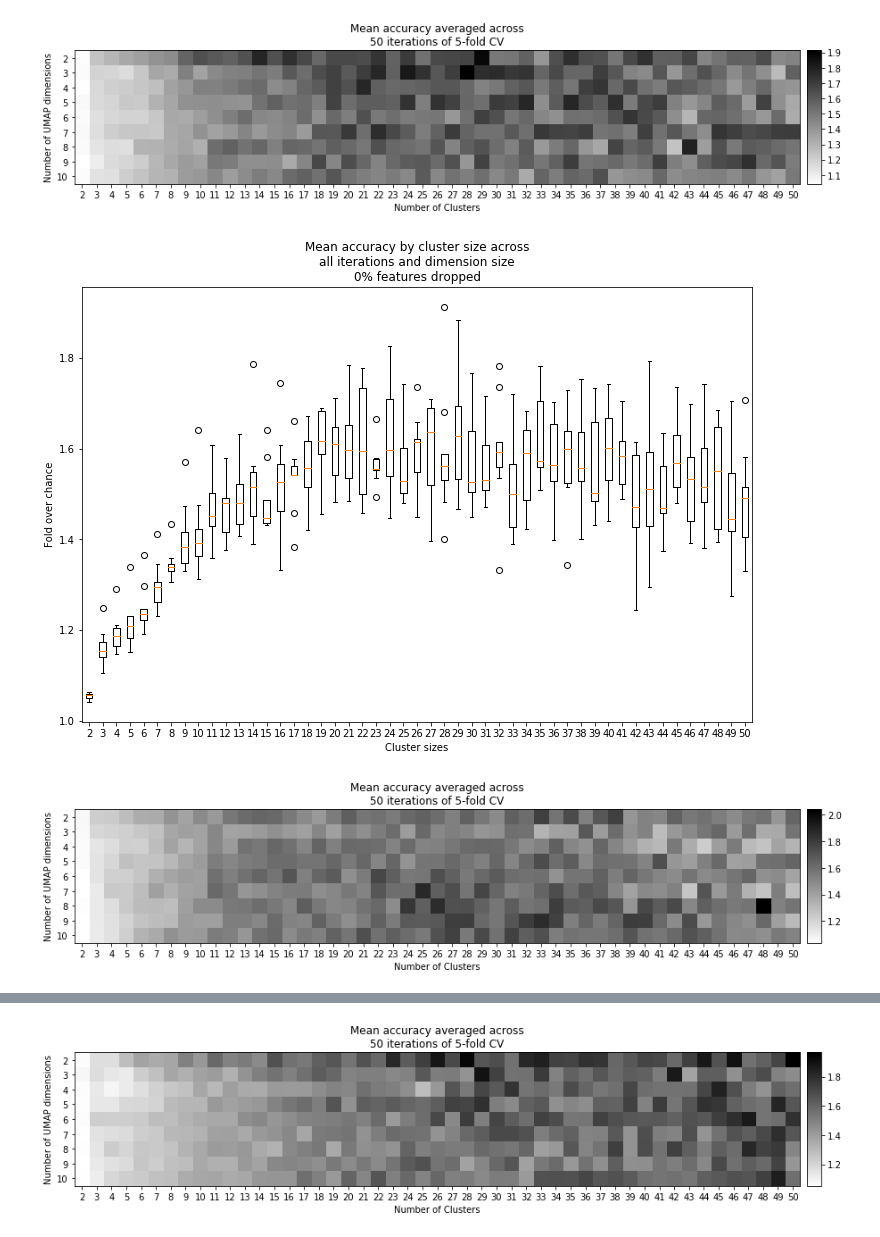
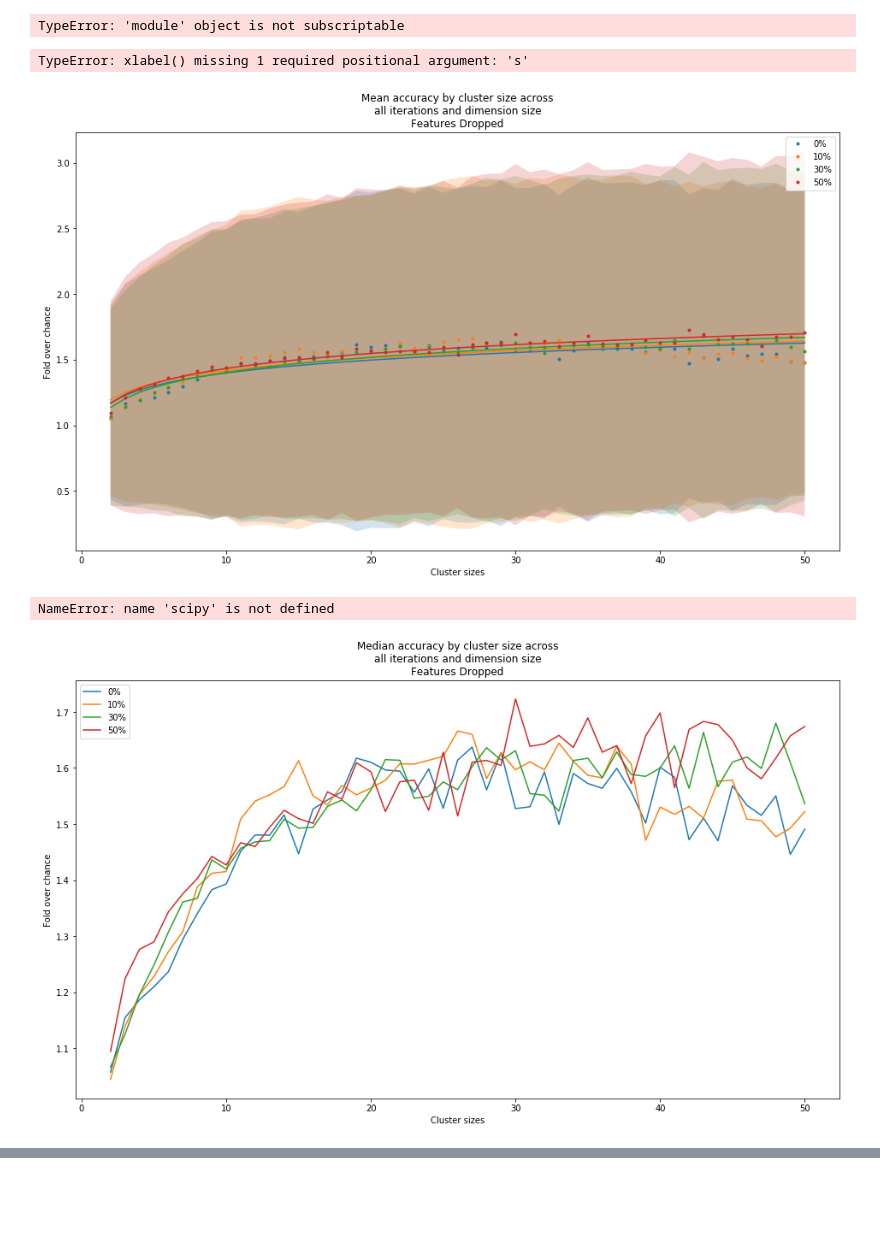
Before and after one commit to BouchardLab/ML_4_prec_prognosis, a Jupyter notebook: notebooks/drop_features.ipynb, the cells around one changed output, grey strips where cells are left out. Saved outputs shown, nothing was run; the diff lists cells and outputs as text; code cells hidden in the pictures; blank space fills up the shorter version.

```diff
--- a/notebooks/drop_features.ipynb
+++ b/notebooks/drop_features.ipynb
@@ -85,19 +93,57 @@ ret = plt.boxplot(results.adjust(), labels=results.cluster_sizes)
+# %%
+import matplotlib.colors
+print(matplotlib.colors[0])
+# %% [output]
+TypeError: 'module' object is not subscriptable
+# %%
+def log(x, a,b,c):
+    return a*np.log(b*x) + c
+# %%
+plt.xlabel()
+# %% [output]
+TypeError: xlabel() missing 1 required positional argument: 's'
+# %%
+from scipy.optimize import curve_fit
+from scipy.stats import norm
+
+percent = [0, 10,20,30,40,50]
+percent2 = [0,10,30,50]
+for ii,p in enumerate(percent2):
+    path = '/Users/ahyeon/Desktop/files/umap_cluster_features_{}.h5'.format(p)
+    results = UmapClusteringResults(path)
+    mean_results = results.adjust().T.mean(axis=1)
+    plt.rcParams["figure.figsize"] = [16,9]
+    cmap = plt.get_cmap("tab10")
+    plt.title("Mean accuracy by cluster size across\nall iterations and dimension size\nFeatures Dropped")
+    plt.xlabel("Cluster sizes", )
+    plt.ylabel("Fold over chance")
+    ci = norm.interval(0.25, loc=mean_results, scale=1)
+    plt.plot(results.cluster_sizes,mean_results, '.',label='{}%'.format(p), color=cmap(ii))
+    popt, pcov = curve_fit(log, results.cluster_sizes, mean_results)
+    plt.plot(results.cluster_sizes, log(results.cluster_sizes, *popt), color=cmap(ii))
+    plt.fill_between(results.cluster_sizes, log(results.cluster_sizes, *popt)-ci[0],log(results.cluster_sizes, *popt)+ci[0], alpha = 0.2)
+    plt.legend()
+#     plt.savefig('/Users/ahyeon/Desktop/activ/results/features_dropped/meanacc.pdf')
+# %% [output]
+[figure, added]
+# %%
+help(scipy.optimize.curve_fit)
+# %% [output]
+NameError: name 'scipy' is not defined
 # %%
-pdf = PdfPages('/Users/ahyeon/Desktop/activ/results/features_dropped/features_dropped_analysis.pdf')
-for p in percent:
+
+percent = [0, 10,20,30,40,50]
+percent2 = [0,10,30,50]
+for p in percent2:
     path = '/Users/ahyeon/Desktop/files/umap_cluster_features_{}.h5'.format(p)
     results = UmapClusteringResults(path)
-    plt.figure(figsize=(15, 5))
-    ret = results.make_heatmap()
-    pdf.savefig()
-    plt.figure(figsize=(12,8))
-    plt.title("Mean accuracy by cluster size across\nall iterations and dimension size\n{}% features dropped".format(p))
+    median_results = np.median(results.adjust().T, axis=1)
+    plt.rcParams["figure.figsize"] = [16,9]
+    plt.title("Median accuracy by cluster size across\nall iterations and dimension size\nFeatures Dropped")
     plt.xlabel("Cluster sizes")
     plt.ylabel("Fold over chance")
-    ret = plt.boxplot(results.adjust(), labels=results.cluster_sizes)
-    pdf.savefig()
-pdf.close()
+    plt.plot(results.cluster_sizes, median_results, label='{}%'.format(p))
+    plt.legend()
+    plt.savefig('/Users/ahyeon/Desktop/activ/results/features_dropped/medacc.pdf')
 # %% [output]
-[figure, old version]
+[figure, new version]
-[figure, removed]
-[figure, removed]
@@ -105 +149,0 @@ pdf.close()
-[figure, removed]
```
Also changed, not shown: parts of 14 cells of this notebook.
